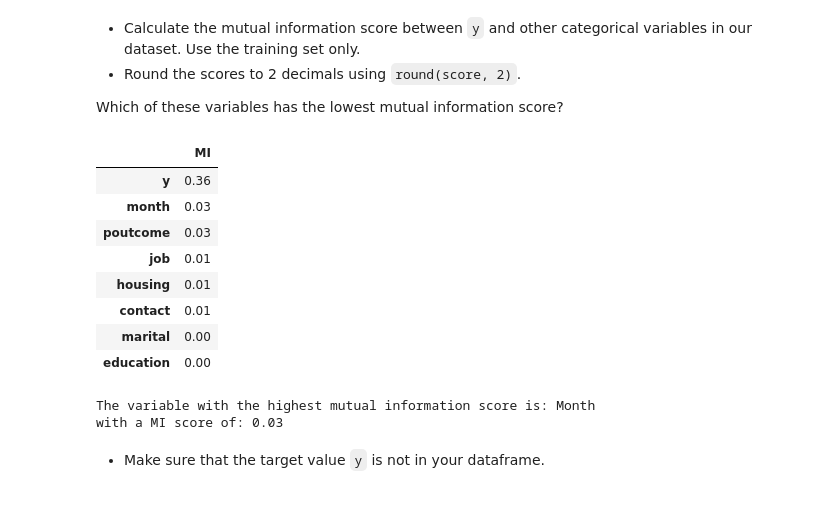
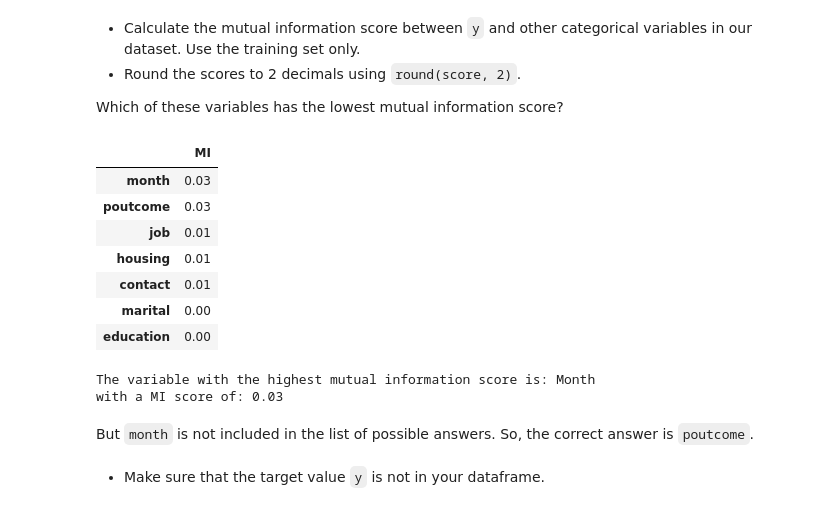
Before and after one commit to TillMeineke/ML_Zoomcamp2024_hw, a Jupyter notebook: 03-classification/homework_03_till_meineke.ipynb, the cells around one changed output. Drawn from its saved outputs; the diff is of its cells as text; code cells hidden in the pictures.

```diff
--- a/03-classification/homework_03_till_meineke.ipynb
+++ b/03-classification/homework_03_till_meineke.ipynb
@@ -313,25 +463,13 @@ Which of these variables has the lowest mutual information score?
 # %%
 def calculate_mi(series):
     return mutual_info_score(series, df_train["y"])
-
-cat_features = [
-    "job",
-    "marital",
-    "education",
-    "housing",
-    "contact",
-    "month",
-    "poutcome",
-    "y",
-]
 
 df_mi = df_train[cat_features].apply(calculate_mi).round(2)
 df_mi = df_mi.sort_values(ascending=False).to_frame(name="MI")
 
 display(df_mi)
 # %% [output]
 |  | MI |
-| y | 0.36 |
 | month | 0.03 |
 | poutcome | 0.03 |
 | job | 0.01 |
@@ -345,6 +483,8 @@ with a MI score of: {df_mi.iloc[1].values[0]}""")
 # %% [output]
 The variable with the highest mutual information score is: Month
 with a MI score of: 0.03
+# %% [markdown]
+But `month` is not included in the list of possible answers. So, the correct answer is `poutcome`.
 # %% [markdown]
 * Make sure that the target value `y` is not in your dataframe.
 # %%
```
Also changed, not shown: parts of 16 cells of this notebook, 5 other files.
